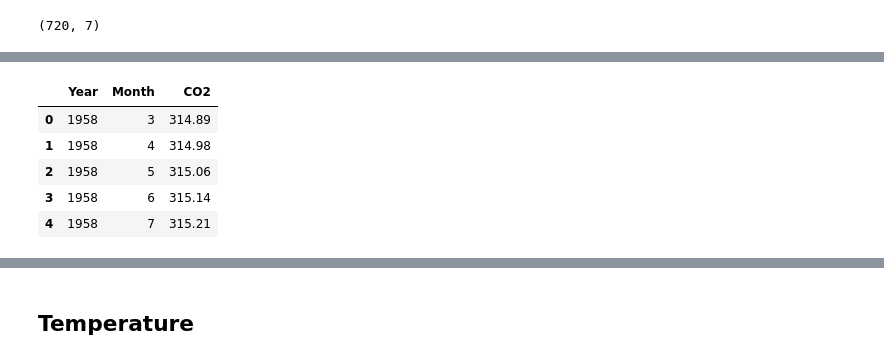
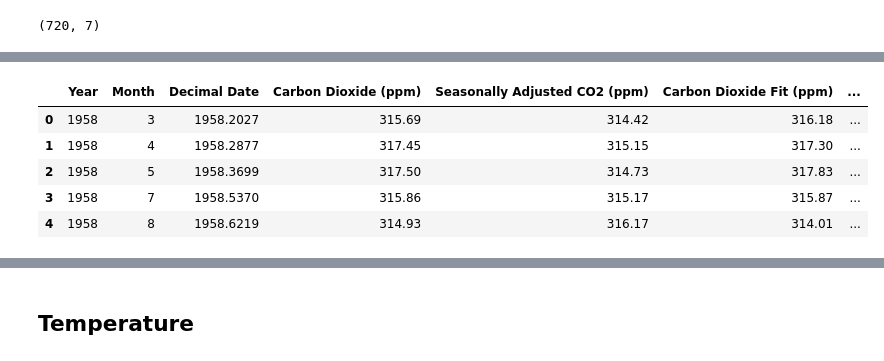
Before and after one commit to annaviper/climate-change, a Jupyter notebook: 1_data_cleaning.ipynb, the cells around one changed output, grey strips where cells are left out. Drawn from its saved outputs; the diff is of its cells as text; code cells hidden in the pictures.

```diff
--- a/1_data_cleaning.ipynb
+++ b/1_data_cleaning.ipynb
@@ -69,11 +95,11 @@ co2.head()
 # %%
 #Dropping NaNs
-co2 = co2.dropna().reset_index(drop=True)
-co2.head()
+data_co2 = data_co2.dropna().reset_index(drop=True)
+data_co2.head()
 # %% [output]
-|  | Year | Month | CO2 |
-| 0 | 1958 | 3 | 314.89 |
-| 1 | 1958 | 4 | 314.98 |
-| 2 | 1958 | 5 | 315.06 |
-| 3 | 1958 | 6 | 315.14 |
-| 4 | 1958 | 7 | 315.21 |
+|  | Year | Month | Decimal Date | Carbon Dioxide (ppm) | Seasonally Adjusted CO2 (ppm) | Carbon Dioxide Fit (ppm) | ... |
+| 0 | 1958 | 3 | 1958.2027 | 315.69 | 314.42 | 316.18 | ... |
+| 1 | 1958 | 4 | 1958.2877 | 317.45 | 315.15 | 317.30 | ... |
+| 2 | 1958 | 5 | 1958.3699 | 317.50 | 314.73 | 317.83 | ... |
+| 3 | 1958 | 7 | 1958.5370 | 315.86 | 315.17 | 315.87 | ... |
+| 4 | 1958 | 8 | 1958.6219 | 314.93 | 316.17 | 314.01 | ... |
```
Also changed, not shown: parts of 22 cells of this notebook.
